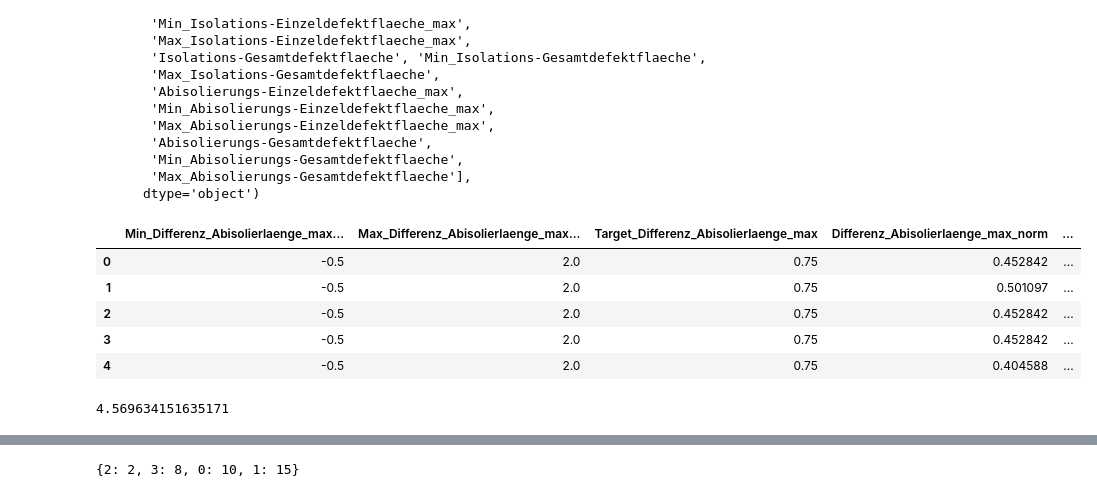
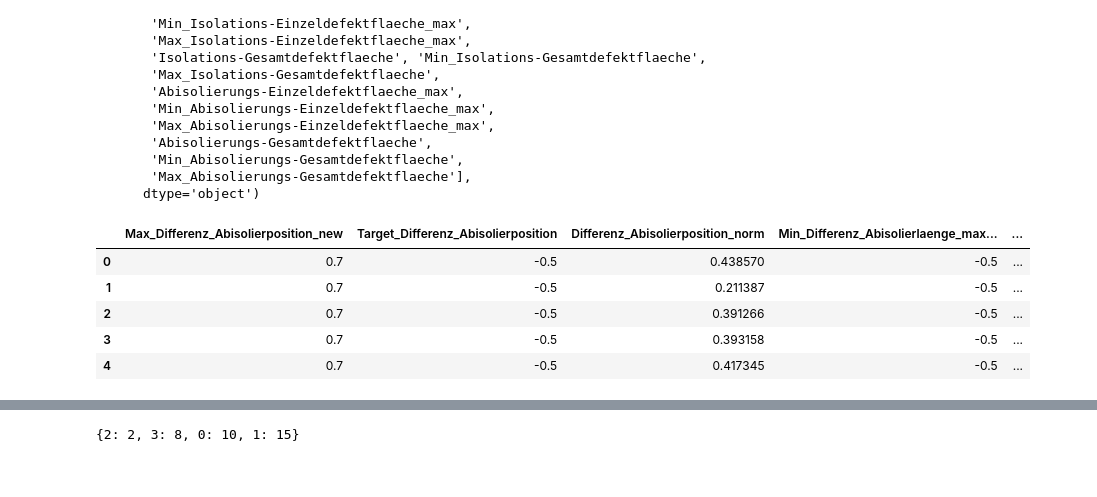
Before and after one commit to saran-rajendran/clustering-analysis, a Jupyter notebook: test.ipynb, the cells around one changed output, grey strips where cells are left out. Cells and saved outputs as stored; diff of their text form; code cells hidden in the pictures.

```diff
--- a/test.ipynb
+++ b/test.ipynb
@@ -144,15 +144,11 @@ for i, (a, b, c) in enumerate(cols):
         stripping_df[f"Target_{a}"] = 0.5 * (max_val + min_val) if i < 2 else 0
         stripping_df[f"{a}_norm"] = (stripping_df[a] - min_val) / (max_val - min_val)
 # %%
-stripping_df.iloc[:5,-12:]
+stripping_df.iloc[:5,-20:]
 # %% [output]
-|  | Min_Differenz_Abisolierlaenge_max... | Max_Differenz_Abisolierlaenge_max... | Target_Differenz_Abisolierlaenge_max | Differenz_Abisolierlaenge_max_norm | ... |
-| 0 | -0.5 | 2.0 | 0.75 | 0.452842 | ... |
-| 1 | -0.5 | 2.0 | 0.75 | 0.501097 | ... |
-| 2 | -0.5 | 2.0 | 0.75 | 0.452842 | ... |
-| 3 | -0.5 | 2.0 | 0.75 | 0.452842 | ... |
-| 4 | -0.5 | 2.0 | 0.75 | 0.404588 | ... |
+|  | Max_Differenz_Abisolierposition_new | Target_Differenz_Abisolierposition | Differenz_Abisolierposition_norm | Min_Differenz_Abisolierlaenge_max... | ... |
+| 0 | 0.7 | -0.5 | 0.438570 | -0.5 | ... |
+| 1 | 0.7 | -0.5 | 0.211387 | -0.5 | ... |
+| 2 | 0.7 | -0.5 | 0.391266 | -0.5 | ... |
+| 3 | 0.7 | -0.5 | 0.393158 | -0.5 | ... |
+| 4 | 0.7 | -0.5 | 0.417345 | -0.5 | ... |
-# %%
-stripping_df['Differenz_Abisolierposition_norm'].max()
-# %% [output]
-4.569634151635171
```
Also changed, not shown: parts of 6 cells of this notebook, 2 other files.
